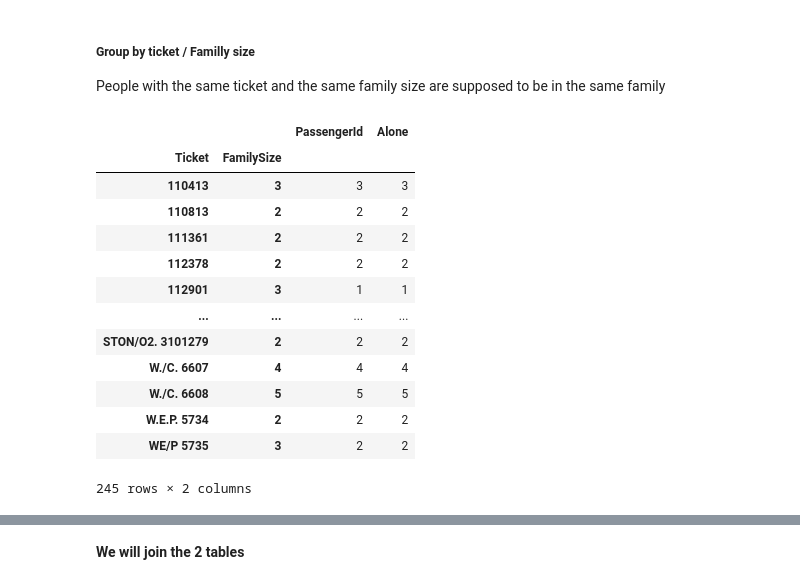
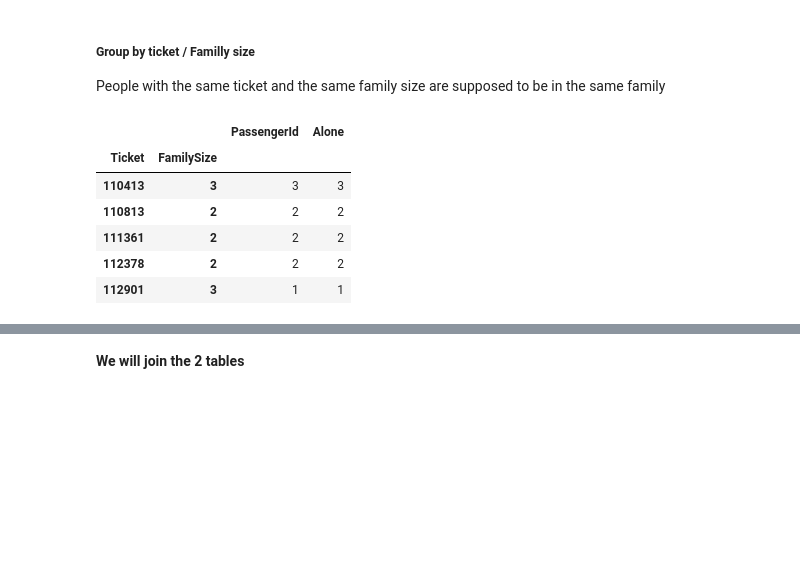
Before and after one commit to lucasbens/ML_projects, a Jupyter notebook: titanic.ipynb, the cells around one changed output, grey strips where cells are left out. Saved outputs shown, nothing was run; the diff lists cells and outputs as text; code cells hidden in the pictures; blank space fills up the shorter version.

```diff
--- a/titanic.ipynb
+++ b/titanic.ipynb
@@ -820,22 +814,15 @@ People with the same ticket and the same family size are supposed to be in the s
 # %%
 df_sub_full = df_full[['PassengerId', 'FamilySize', 'Alone', 'Ticket']]
 gb_Tick_FamSize = df_sub_full.loc[df_sub_full['Alone'] == 0].groupby(['Ticket','FamilySize']).count()
-gb_Tick_FamSize
+gb_Tick_FamSize.head()
 # %% [output]
 |  |  | PassengerId | Alone |
 | Ticket | FamilySize |  |  |
 | 110413 | 3 | 3 | 3 |
 | 110813 | 2 | 2 | 2 |
 | 111361 | 2 | 2 | 2 |
 | 112378 | 2 | 2 | 2 |
 | 112901 | 3 | 1 | 1 |
-| ... | ... | ... | ... |
-| STON/O2. 3101279 | 2 | 2 | 2 |
-| W./C. 6607 | 4 | 4 | 4 |
-| W./C. 6608 | 5 | 5 | 5 |
-| W.E.P. 5734 | 2 | 2 | 2 |
-| WE/P 5735 | 3 | 2 | 2 |
-245 rows × 2 columns
 # %%
 gb_Tick_FamSize.reset_index(inplace=True)
 gb_Tick_FamSize.drop(['Alone'], axis =1, inplace=True )
```
Also changed, not shown: parts of 29 cells of this notebook.
